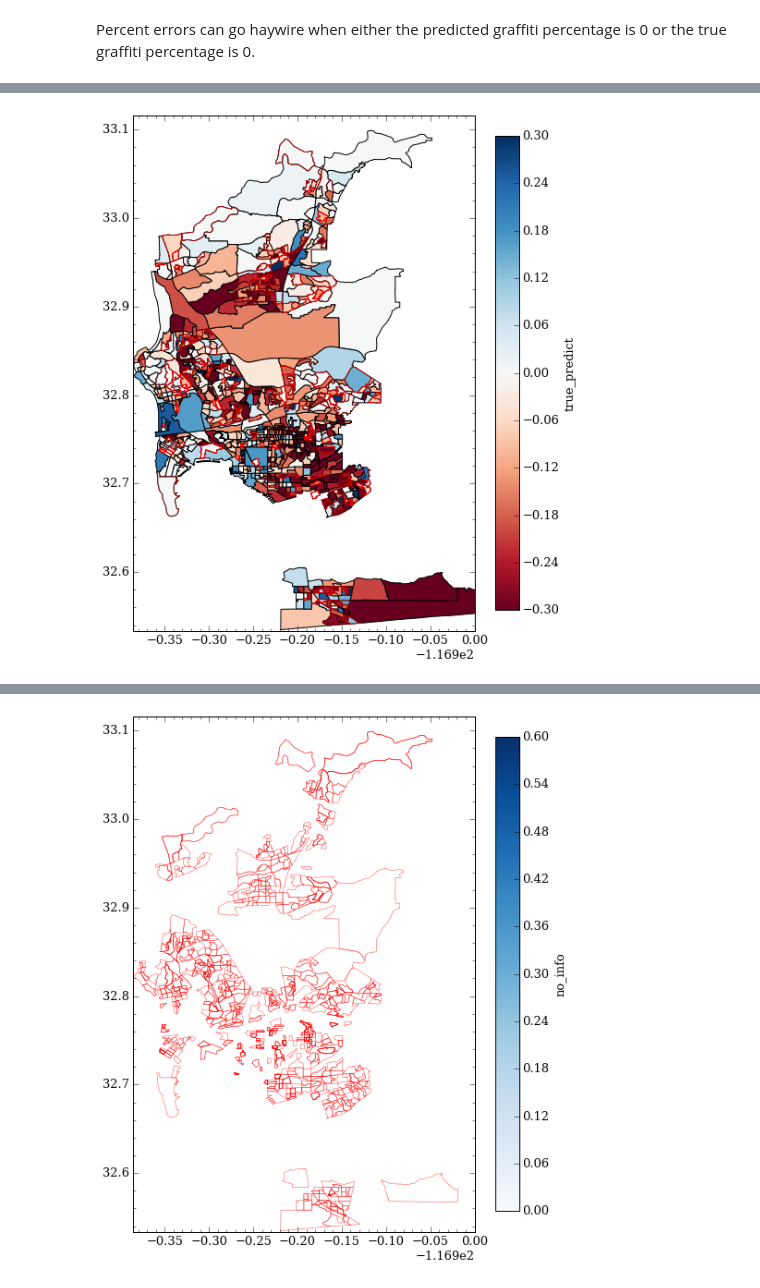
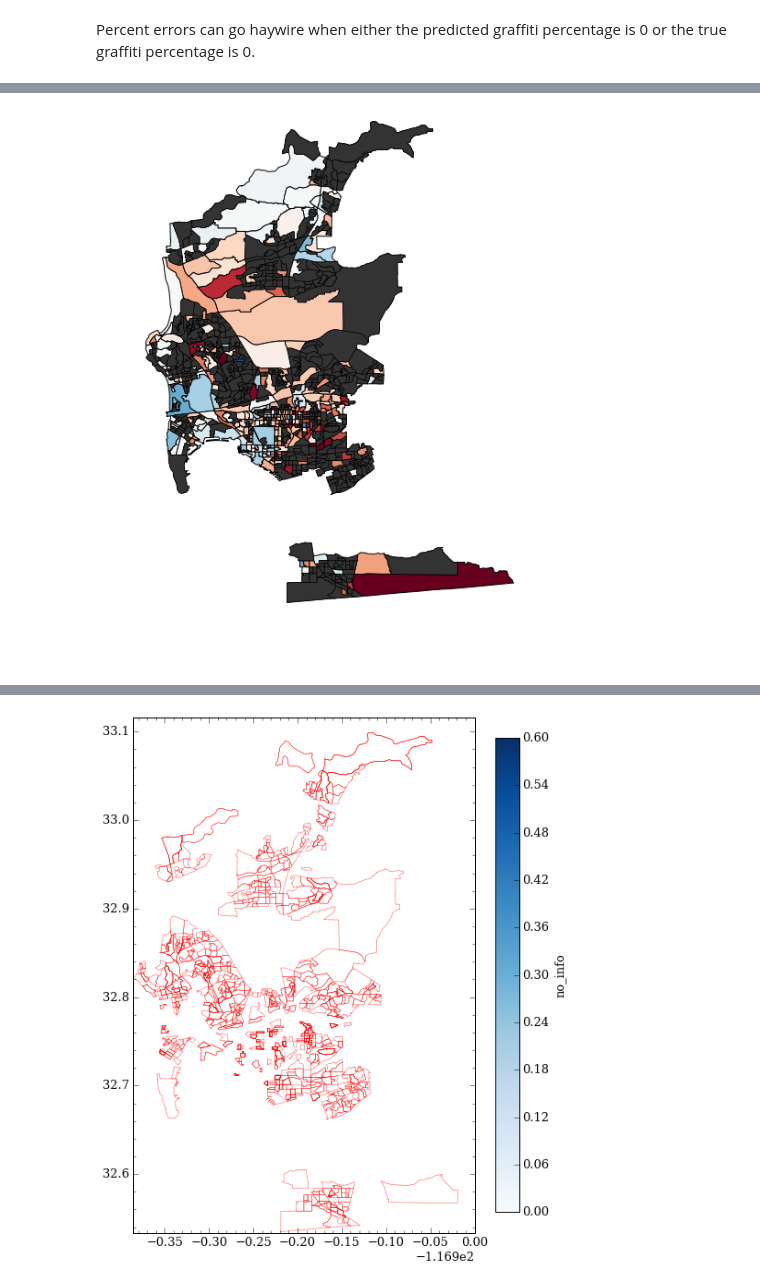
Before and after one commit to katiesch/insight2016, a Jupyter notebook: modeling_work.ipynb, the cells around one changed output, grey strips where cells are left out. Cells and saved outputs as stored; diff of their text form; code cells hidden in the pictures.

Commit message:
explanatory figures

```diff
--- a/modeling_work.ipynb
+++ b/modeling_work.ipynb
@@ -756,39 +884,40 @@ for i in range(0,len(bg_info2)):
     barf = pd.DataFrame(shapes2[i].points)
     poly = plt.Polygon(barf[[0,1]], fc='none', ec='k', alpha=0.7, lw=1.0)
     patches.append(poly)
     #plt.gca().add_patch(poly)
 
 colors = (census_trimmed[column_choice])
 
 p = PatchCollection(patches, cmap='RdBu', alpha=1.0)
 p.set_array(np.array(colors))
 #p.set_clim([min(colors),0.40])
-p.set_clim([-0.3,0.3])
+p.set_clim([-0.5,0.5])
 
 ax.add_collection(p)
 
 patches1 = []
 for i in range(0,len(bg_info2)):
     #col_values.append(census_trimmed.loc[i, column_choice])
     barf = pd.DataFrame(shapes2[i].points)
-    if (census_trimmed.loc[i, 'count']<10):
-        poly = plt.Polygon(barf[[0,1]], fc='none', ec='r', alpha=0.7, lw=0.5)
-
+    if (census_trimmed.loc[i, 'count']<22):
+        poly = plt.Polygon(barf[[0,1]], fc='0.2', ec='k', alpha=1.0, lw=0.6, zorder=3)
     patches1.append(poly)
     plt.gca().add_patch(poly)
-
 
 #ax.set_axis_bgcolor('black')
 
 plt.axis('scaled')
 plt.minorticks_on()
 
-plt.colorbar(p, fraction=0.046, pad=0.04, shrink=1.0, label=column_choice)
+#plt.colorbar(p, fraction=0.046, pad=0.04, shrink=1.0, label=column_choice)
 
-plt.ylim(32.533541,33.116178)
-plt.xlim(-117.285629,-116.9)
+#plt.ylim(32.533541,33.116178)
+#plt.xlim(-117.285629,-116.9)
+plt.axis("off")
+
+#plt.savefig('output_figures/original_graffiti_map.png')
 
 plt.show()
 #mpld3.display()
 # %% [output]
-[figure, old version]
+[figure, new version]
```
Also changed, not shown: parts of 11 cells of this notebook.
